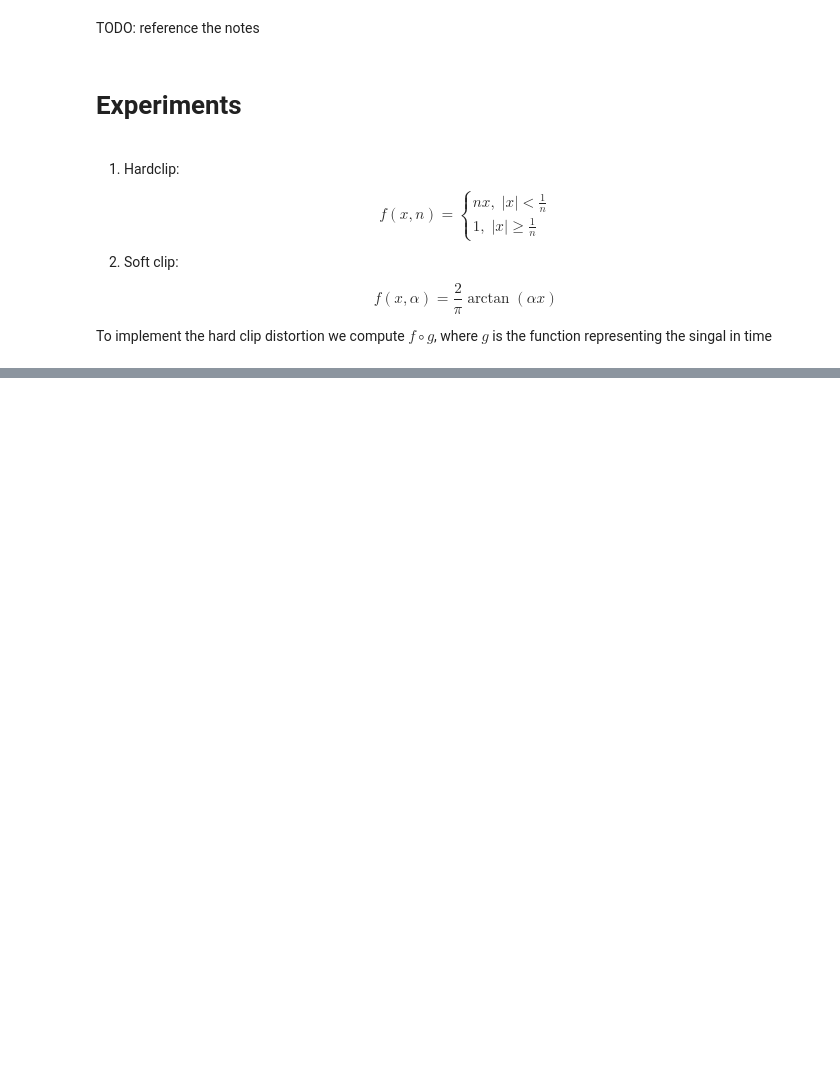
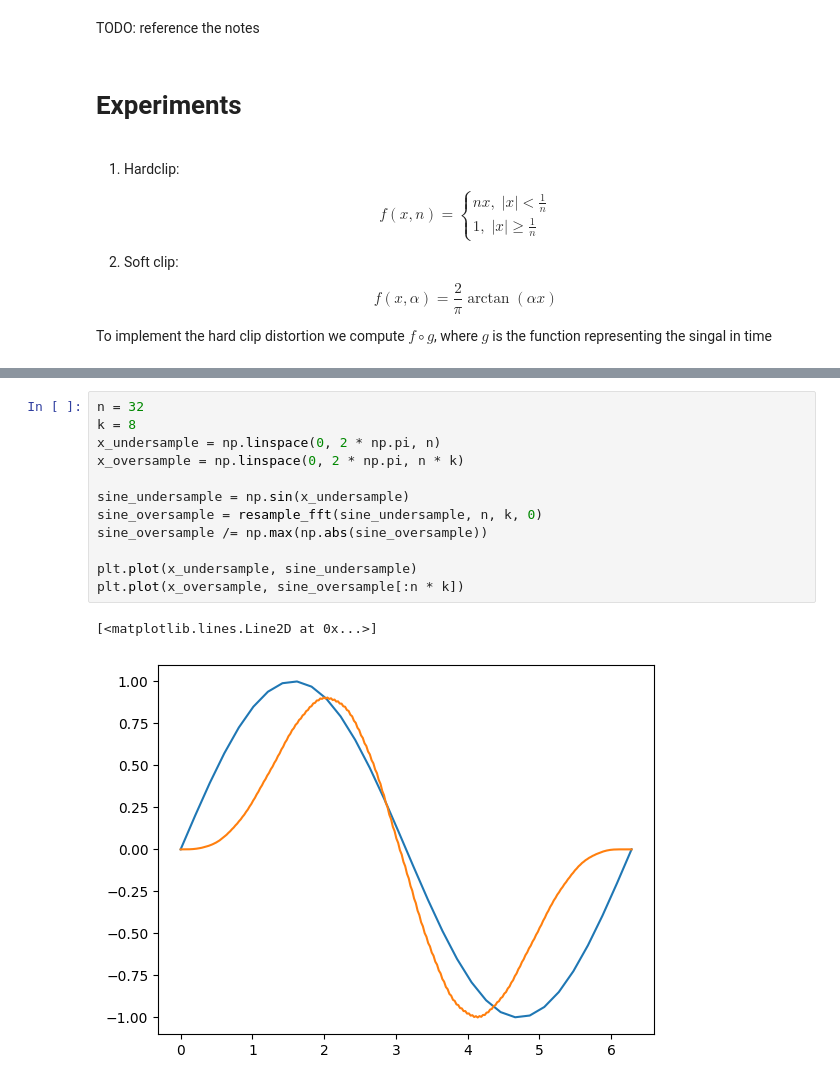
Before and after one commit to geekrope/dft, a Jupyter notebook: dft.ipynb, the cells around one changed output, grey strips where cells are left out. Saved outputs shown, nothing was run; the diff lists cells and outputs as text; blank space fills up the shorter version.

Commit message:
Sample hold, waveform visualization

```diff
--- a/dft.ipynb
+++ b/dft.ipynb
@@ -603,0 +664,15 @@ save_audio(clipped, sample_rate, out_path, "clipped.wav")
+# %%
+n = 32
+k = 8
+x_undersample = np.linspace(0, 2 * np.pi, n)
+x_oversample = np.linspace(0, 2 * np.pi, n * k)
+
+sine_undersample = np.sin(x_undersample)
+sine_oversample = resample_fft(sine_undersample, n, k, 0)
+sine_oversample /= np.max(np.abs(sine_oversample))
+
+plt.plot(x_undersample, sine_undersample)
+plt.plot(x_oversample, sine_oversample[:n * k])
+# %% [output]
+[<matplotlib.lines.Line2D at 0x...>]
+[figure, added]
```
Also changed, not shown: parts of 2 cells of this notebook, 2 other files.
